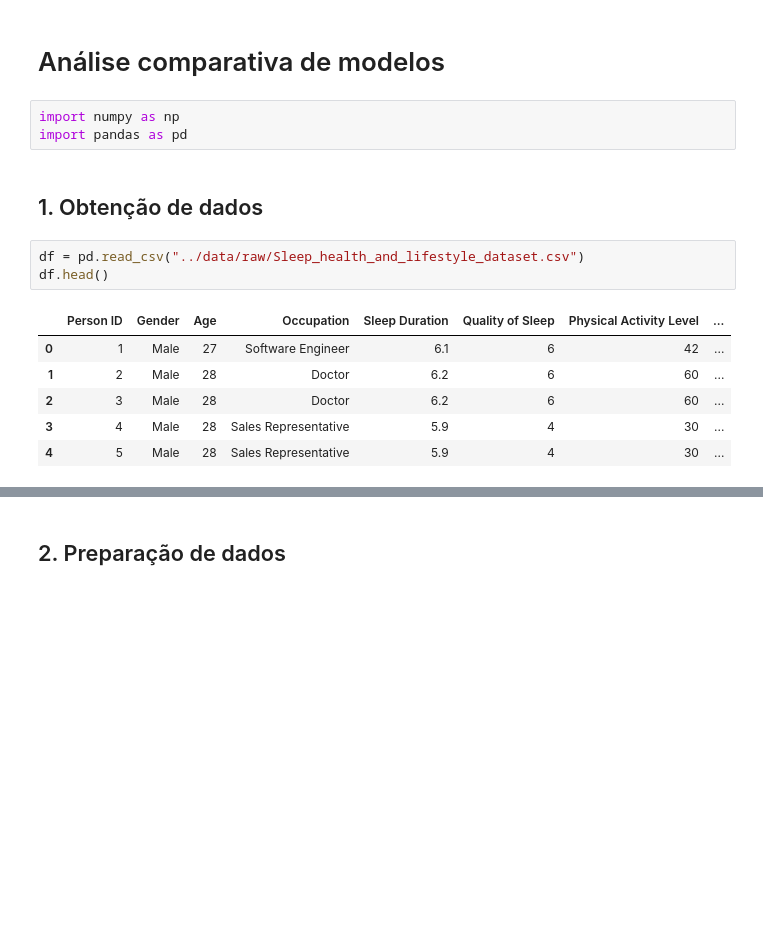
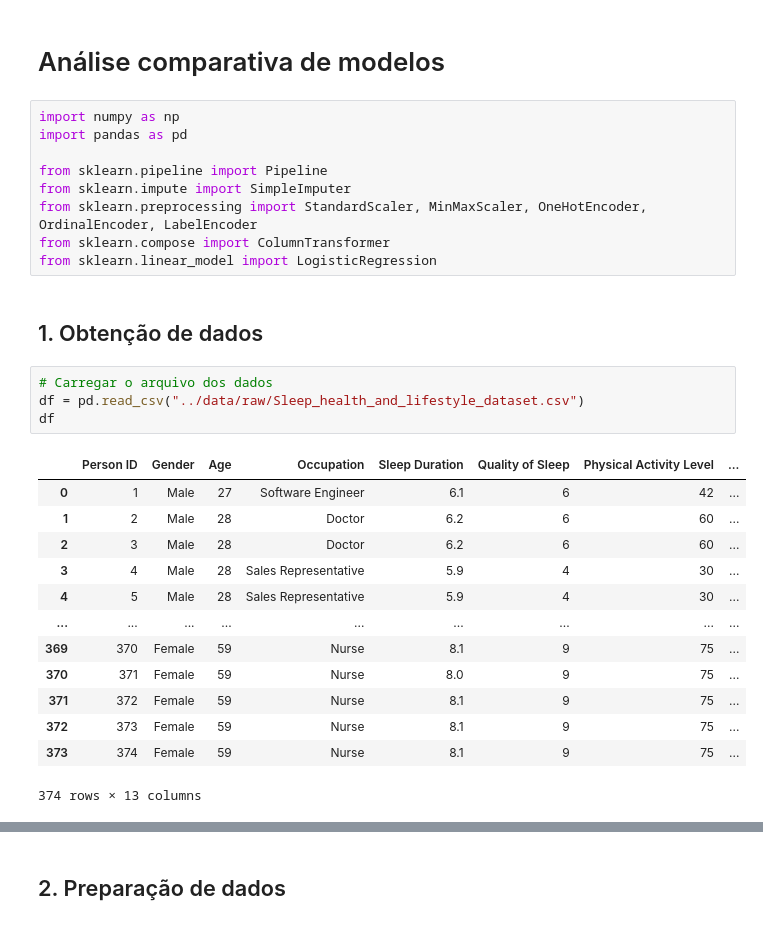
Before and after one commit to atlantico-academy/data-machine, a Jupyter notebook: notebooks/02-comparative-analysis.ipynb, the cells around one changed output, grey strips where cells are left out. Drawn from its saved outputs; the diff is of its cells as text; blank space fills up the shorter version.

Commit message:
feat: realiza preparação dos dados (#9, #10)

```diff
--- a/notebooks/02-comparative-analysis.ipynb
+++ b/notebooks/02-comparative-analysis.ipynb
@@ -3,16 +3,30 @@
 # %%
 import numpy as np
 import pandas as pd
+
+from sklearn.pipeline import Pipeline
+from sklearn.impute import SimpleImputer
+from sklearn.preprocessing import StandardScaler, MinMaxScaler, OneHotEncoder, OrdinalEncoder, LabelEncoder
+from sklearn.compose import ColumnTransformer
+from sklearn.linear_model import LogisticRegression
 # %% [markdown]
 ## 1. Obtenção de dados
 # %%
+# Carregar o arquivo dos dados
 df = pd.read_csv("../data/raw/Sleep_health_and_lifestyle_dataset.csv")
-df.head()
+df
 # %% [output]
 |  | Person ID | Gender | Age | Occupation | Sleep Duration | Quality of Sleep | Physical Activity Level | ... |
 | 0 | 1 | Male | 27 | Software Engineer | 6.1 | 6 | 42 | ... |
 | 1 | 2 | Male | 28 | Doctor | 6.2 | 6 | 60 | ... |
 | 2 | 3 | Male | 28 | Doctor | 6.2 | 6 | 60 | ... |
 | 3 | 4 | Male | 28 | Sales Representative | 5.9 | 4 | 30 | ... |
 | 4 | 5 | Male | 28 | Sales Representative | 5.9 | 4 | 30 | ... |
+| ... | ... | ... | ... | ... | ... | ... | ... | ... |
+| 369 | 370 | Female | 59 | Nurse | 8.1 | 9 | 75 | ... |
+| 370 | 371 | Female | 59 | Nurse | 8.0 | 9 | 75 | ... |
+| 371 | 372 | Female | 59 | Nurse | 8.1 | 9 | 75 | ... |
+| 372 | 373 | Female | 59 | Nurse | 8.1 | 9 | 75 | ... |
+| 373 | 374 | Female | 59 | Nurse | 8.1 | 9 | 75 | ... |
+374 rows × 13 columns
 # %%
```
Also changed, not shown: parts of 23 cells of this notebook, 2 other files.
